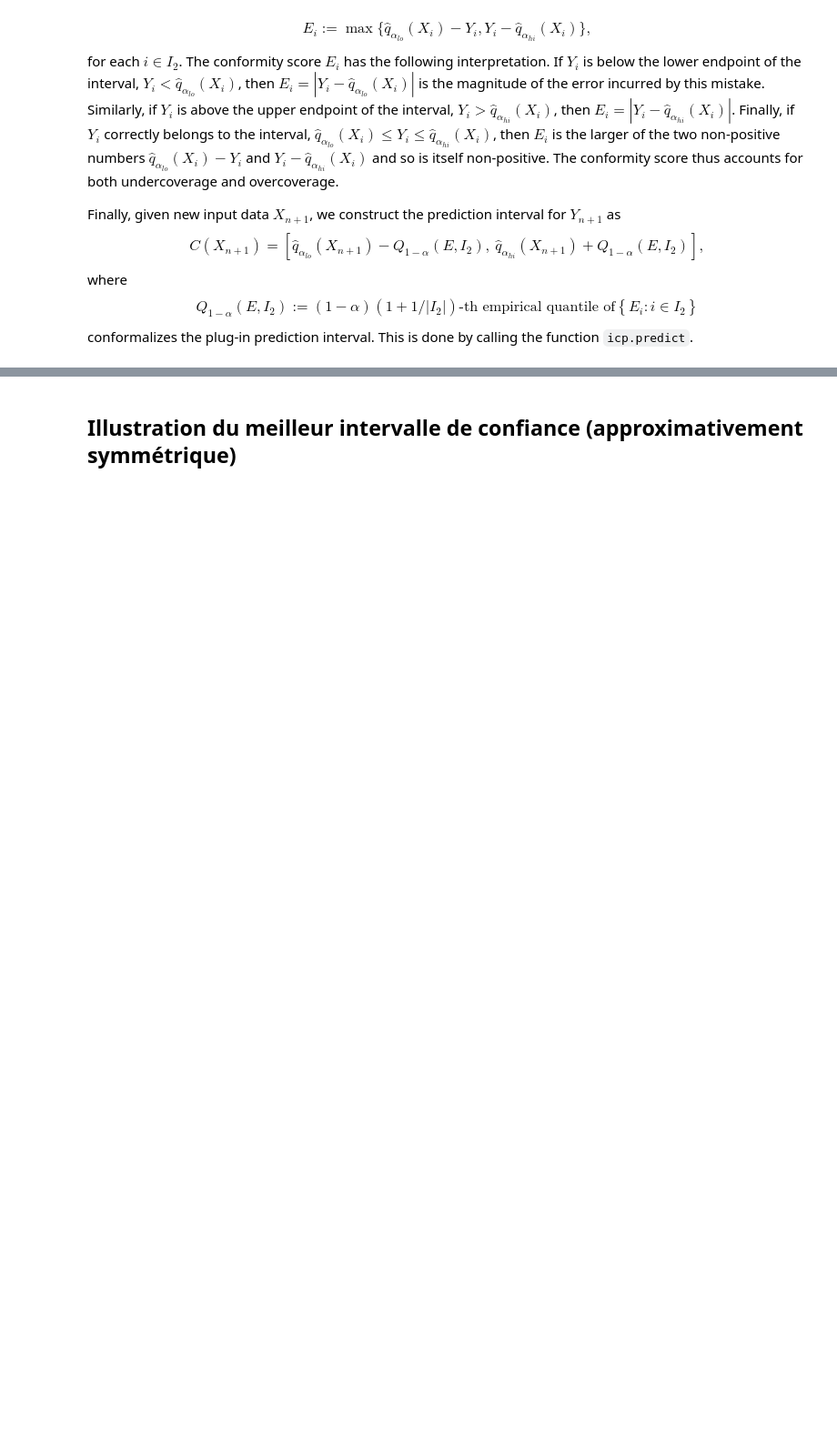
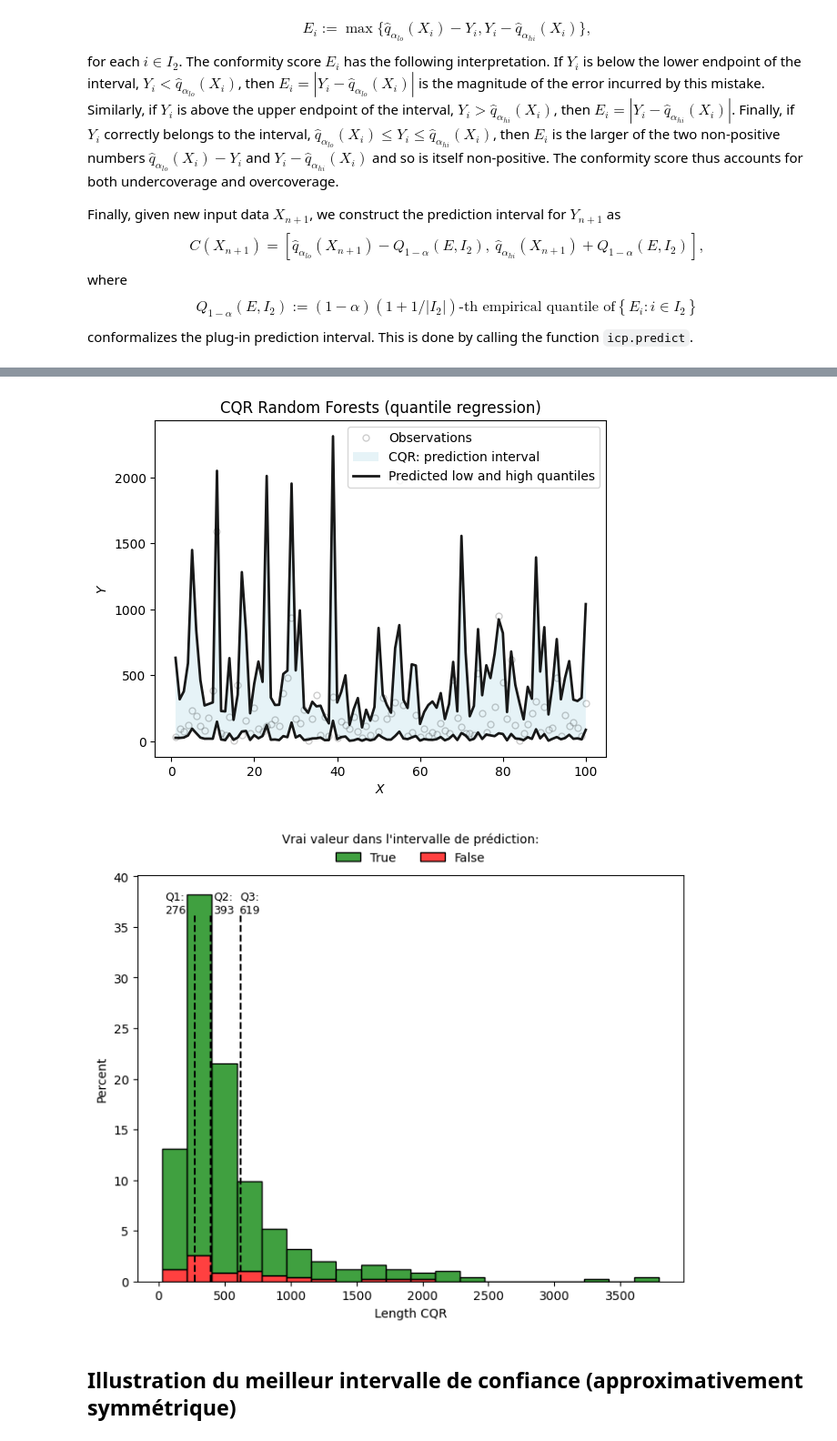
Before and after one commit to Krrcharles/Prediction-conforme-pour-les-donnees--analysee-par-Transformers, a Jupyter notebook: Code_stuart.ipynb, the cells around one changed output, grey strips where cells are left out. Shown at 91% size. Cells and saved outputs as stored; diff of their text form; code cells hidden in the pictures; blank space fills up the shorter version.

```diff
--- a/Code_stuart.ipynb
+++ b/Code_stuart.ipynb
@@ -1769,10 +1772,13 @@ print("CQR Random Forests: Average length:", np.mean(length_cqr))
 # %%
 plot_func(y=y_test[~idx],y_u=y_upper_cqr,y_l=y_lower_cqr,pred=pred_cqr,shade_color='lightblue',
           method_name="CQR:",title="CQR Random Forests (quantile regression)",
           filename="fig/regres/lineplot_cqr.png",save_figures=True)
 
-plot_hist(length = length_cqr, in_the_range = in_the_range_cqr, x_name="Length CQR", dec_x_quant= [-160,10,0],
+plot_hist(length = length_cqr, in_the_range = in_the_range_cqr, x_name="Length CQR", dec_x_quant= [-150,100,70],
         filename="fig/regres/histo_length_cqr.png", save_figures=True)
+# %% [output]
+[figure, added]
+[figure, added]
 # %%
 with open('data/traite/pred_cqr', 'wb') as f1:
     pickle.dump(pred_cqr, f1)
```
Also changed, not shown: parts of 5 cells of this notebook, 6 other files.
